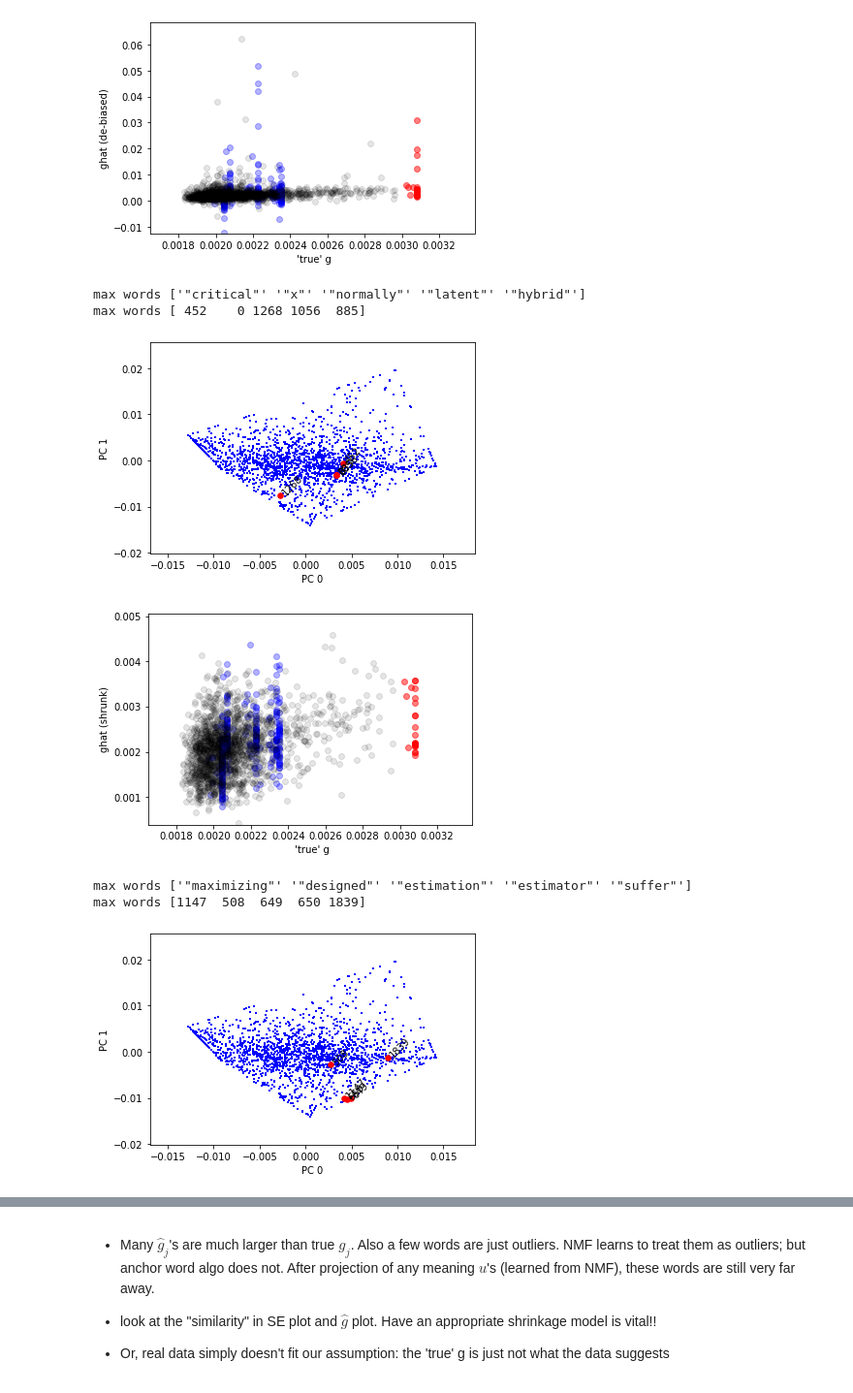
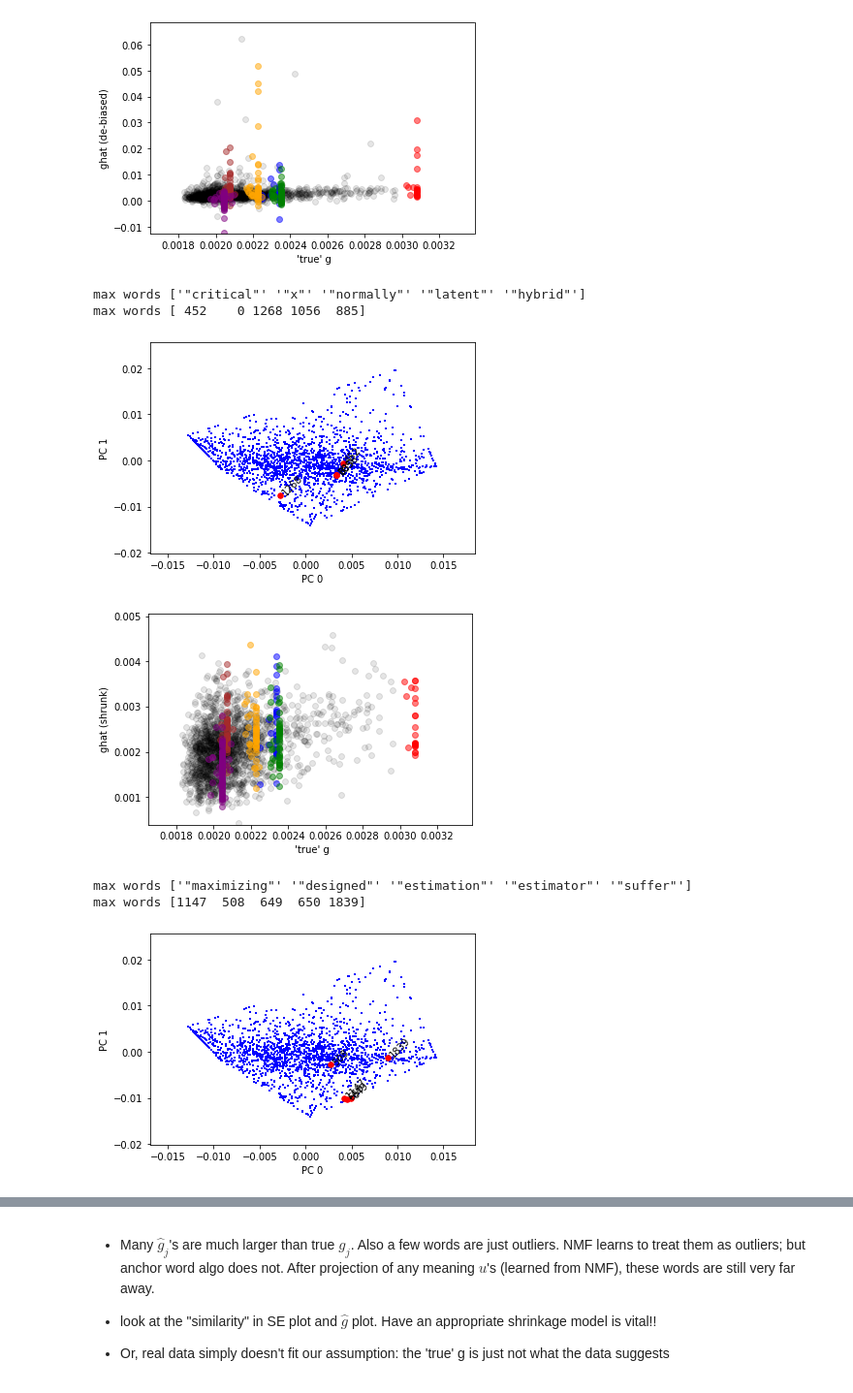
Before and after one commit to zihao12/pyJSMF-RAW, a Jupyter notebook: experiments/findK-correction-jk-shrinkage-realdata.ipynb, the cells around one changed output, grey strips where cells are left out. Shown at 97% size. Drawn from its saved outputs; the diff is of its cells as text; code cells hidden in the pictures.

```diff
--- a/experiments/findK-correction-jk-shrinkage-realdata.ipynb
+++ b/experiments/findK-correction-jk-shrinkage-realdata.ipynb
@@ -224,7 +243,9 @@ for i in range(k):
     a_words_all += a_words[i].tolist()
 a_words_all = np.array(a_words_all)
 # %%
+colors = ["red", "blue", "green", "orange", "brown", "purple"]
+print([f"k={i} {colors[i]}" for i in range(6)])
 for k_ in range(k):
     print(f'step {k_ + 1}')
-    visualize_shrinkage(k_, gs0, gs1, gs2, gs3, vs, a_words, a_words_all, Cbar_pj)
+    visualize_shrinkage(k_, gs0, gs1, gs2, gs3, vs, a_words, a_words_all, Cbar_pj, colors)
 # %% [output]
@@ -235,11 +257,11 @@ step 1
 max words ['"critical"' '"x"' '"latent"' '"hybrid"' '"general"']
 max words [ 452    0 1056  885  812]
 [figure]
-[figure, old version]
+[figure, new version]
 max words ['"critical"' '"x"' '"normally"' '"latent"' '"hybrid"']
 max words [ 452    0 1268 1056  885]
 [figure]
-[figure, old version]
+[figure, new version]
 max words ['"maximizing"' '"designed"' '"estimation"' '"estimator"' '"suffer"']
 max words [1147  508  649  650 1839]
 [figure]
```
Also changed, not shown: parts of 4 cells of this notebook.
